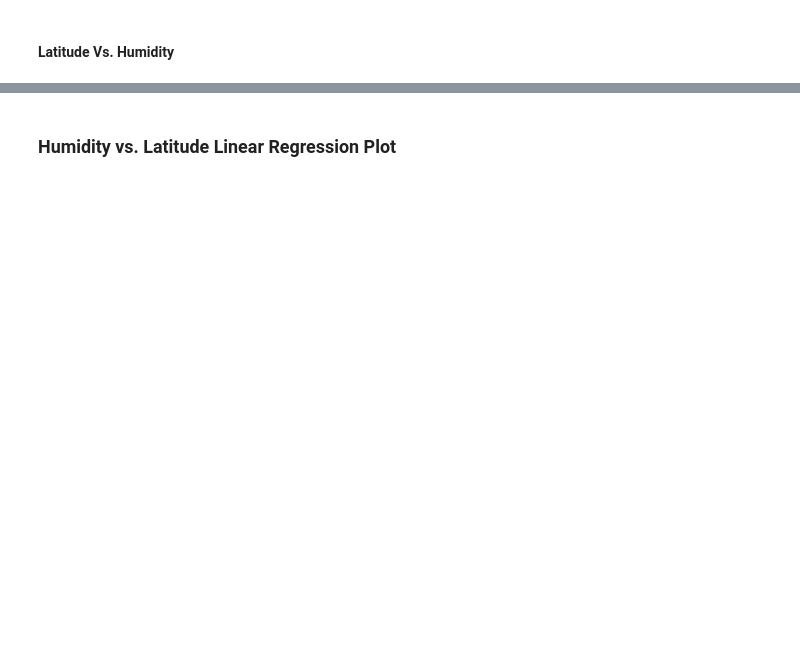
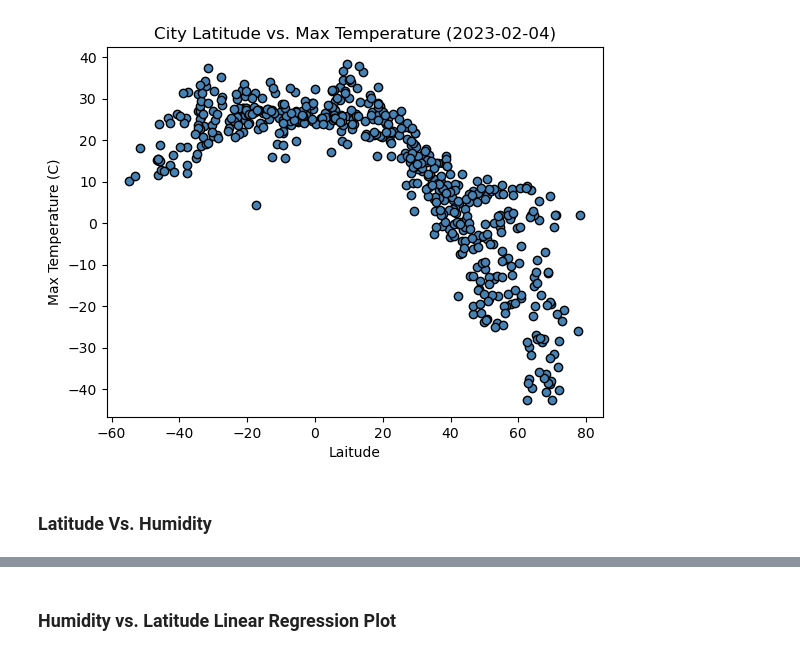
Before and after one commit to SarkarIndrani/python-api-challenge, a Jupyter notebook: WeatherPy/WeatherPy.ipynb, the cells around one changed output, grey strips where cells are left out. Cells and saved outputs as stored; diff of their text form; code cells hidden in the pictures; blank space fills up the shorter version.

```diff
--- a/WeatherPy/WeatherPy.ipynb
+++ b/WeatherPy/WeatherPy.ipynb
@@ -227,2 +188,22 @@ plt.show()
+# %%
+# Build scatter plot for latitude vs. temperature
+plt.scatter(city_data_df["Lat"], city_data_df["Max Temp"], facecolor = "steelblue", edgecolor = "black")
+
+# Set title
+plt.title("City Latitude vs. Max Temperature (2023-02-04)")
+
+# Set x axis label
+plt.xlabel("Laitude")
+
+# Set y axis label
+plt.ylabel("Max Temperature (C)")
+
+# Save the figure
+plt.savefig("output_data/Images/Fig1.png")
+
+# Show plot
+plt.show()
+# %% [output]
+[figure, added]
 # %% [markdown]
-#### Latitude Vs. Humidity
+### Latitude Vs. Humidity
```
Also changed, not shown: parts of 56 cells of this notebook, 17 other files.
